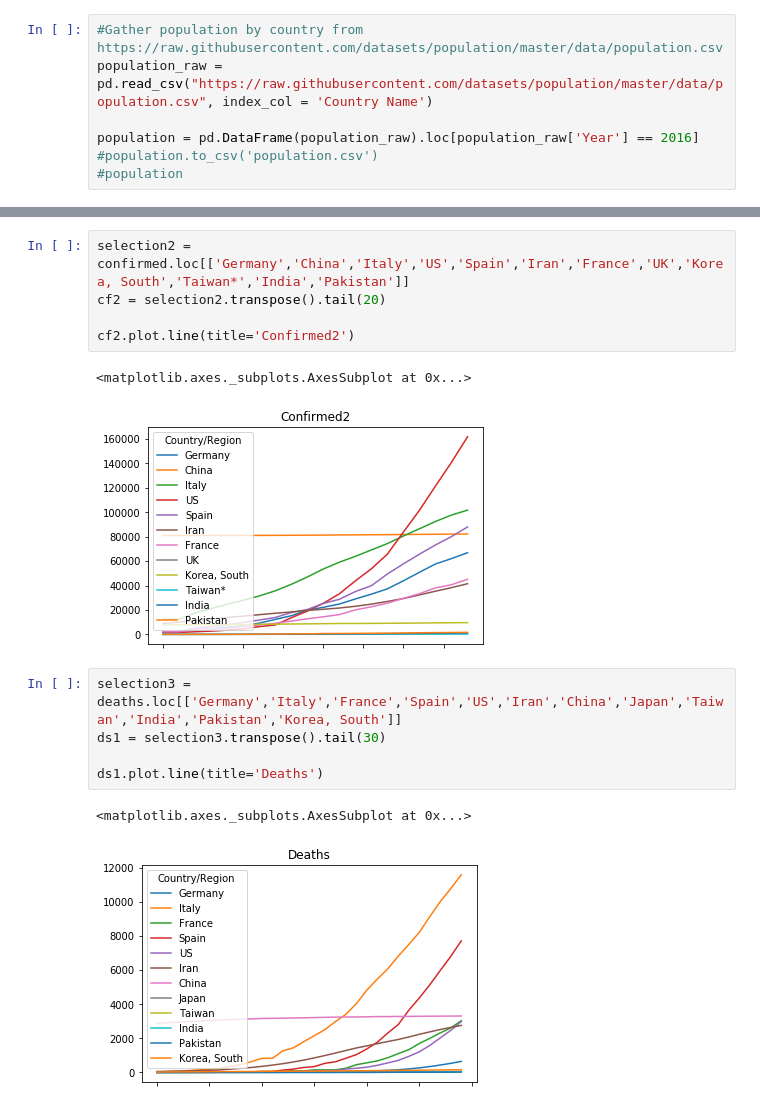
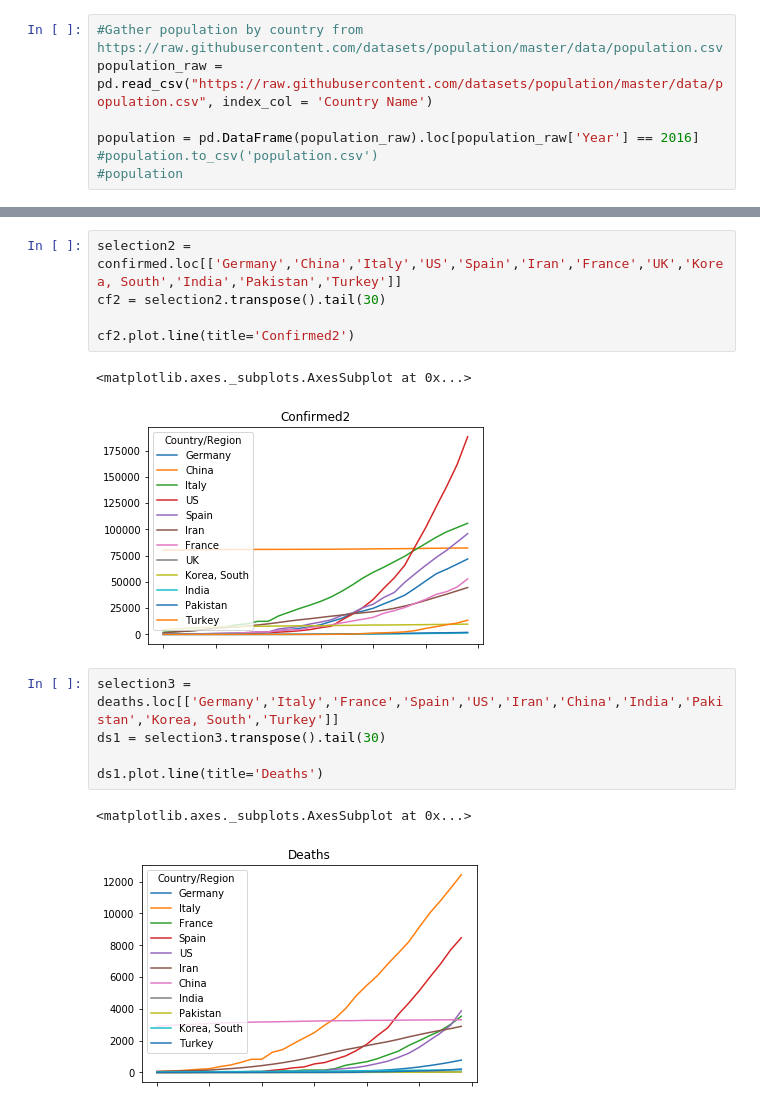
Before and after one commit to HermannBerg/MyCoronAnalysis, a Jupyter notebook: coronanalysis.ipynb, the cells around one changed output, grey strips where cells are left out. Drawn from its saved outputs; the diff is of its cells as text.

```diff
--- a/coronanalysis.ipynb
+++ b/coronanalysis.ipynb
@@ -42,17 +42,17 @@ cf1.plot.line(title='Confirmed (regular scale)')
 # %%
-selection2 = confirmed.loc[['Germany','China','Italy','US','Spain','Iran','France','UK','Korea, South','Taiwan*','India','Pakistan']]
-cf2 = selection2.transpose().tail(20)
+selection2 = confirmed.loc[['Germany','China','Italy','US','Spain','Iran','France','UK','Korea, South','India','Pakistan','Turkey']]
+cf2 = selection2.transpose().tail(30)
 
 cf2.plot.line(title='Confirmed2')
 # %% [output]
 <matplotlib.axes._subplots.AxesSubplot at 0x...>
-[figure, old version]
+[figure, new version]
 # %%
-selection3 = deaths.loc[['Germany','Italy','France','Spain','US','Iran','China','Japan','Taiwan','India','Pakistan','Korea, South']]
+selection3 = deaths.loc[['Germany','Italy','France','Spain','US','Iran','China','India','Pakistan','Korea, South','Turkey']]
 ds1 = selection3.transpose().tail(30)
 
 ds1.plot.line(title='Deaths')
 # %% [output]
 <matplotlib.axes._subplots.AxesSubplot at 0x...>
-[figure, old version]
+[figure, new version]
 # %%
```
Also changed, not shown: parts of 6 cells of this notebook, 2 other files.
